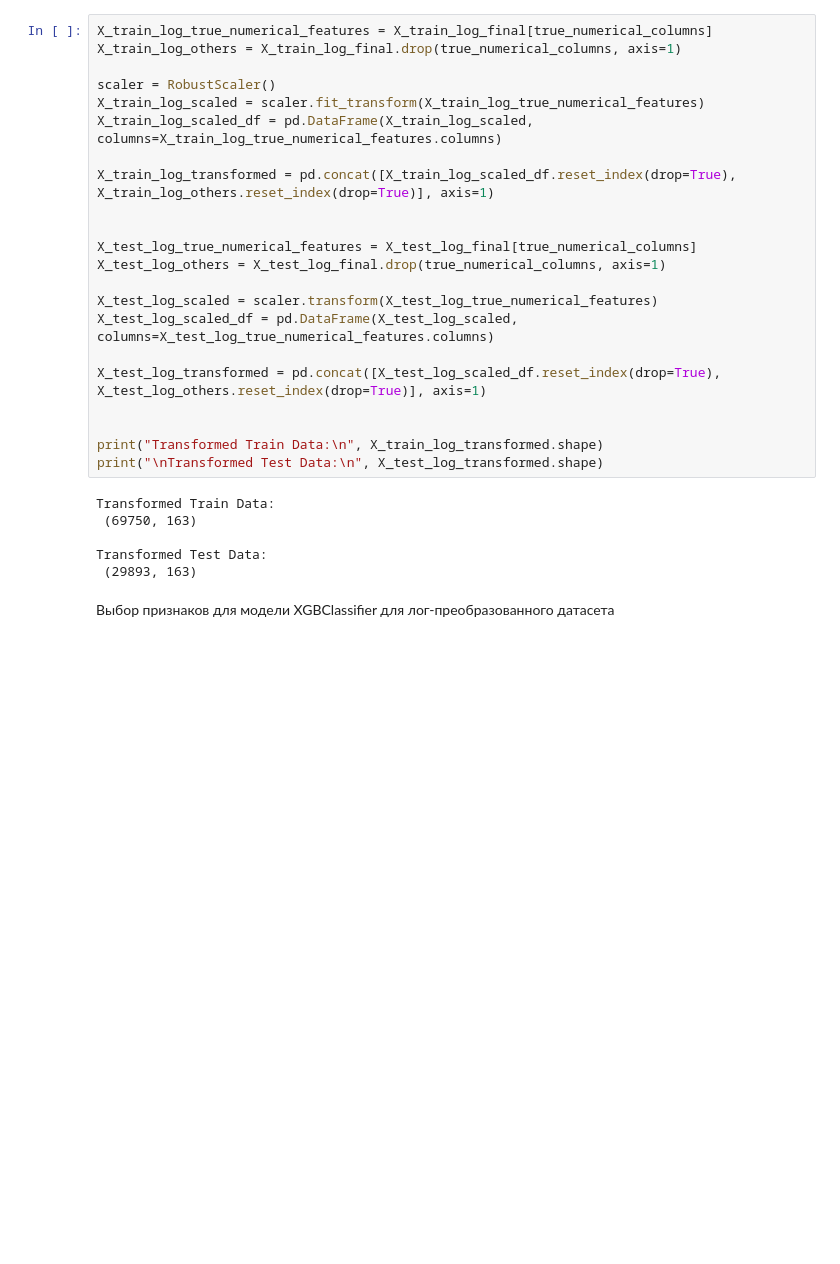
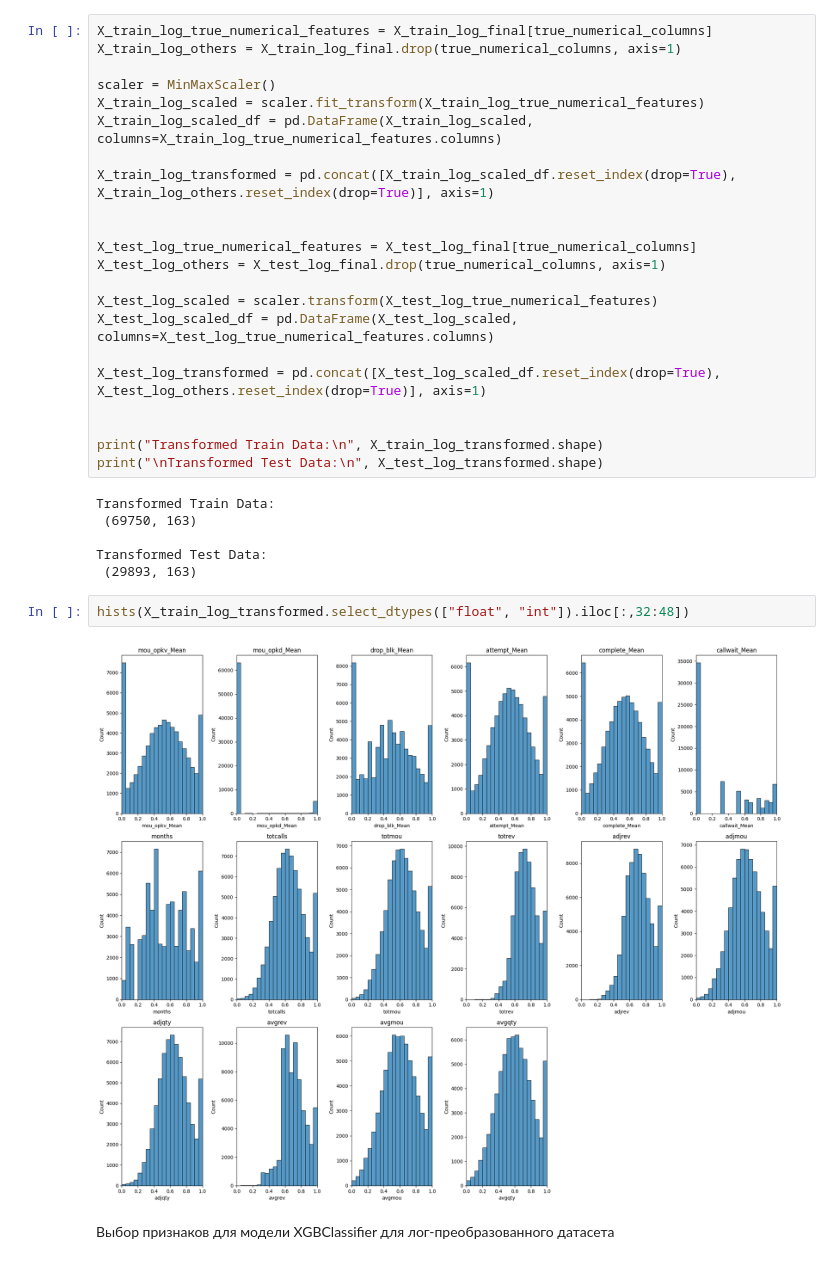
Before and after one commit to SciPy-data-scientist/IT-Academy-Data-Science-Course-Hometasks, a Jupyter notebook: module_3/telecom_churn.ipynb, the cells around one changed output. Cells and saved outputs as stored; diff of their text form; blank space fills up the shorter version.

```diff
--- a/module_3/telecom_churn.ipynb
+++ b/module_3/telecom_churn.ipynb
@@ -1278,7 +1296,7 @@ Test данные после OneHotEncoding:
 X_train_log_true_numerical_features = X_train_log_final[true_numerical_columns]
 X_train_log_others = X_train_log_final.drop(true_numerical_columns, axis=1)
 
-scaler = RobustScaler()
+scaler = MinMaxScaler()
 X_train_log_scaled = scaler.fit_transform(X_train_log_true_numerical_features)
 X_train_log_scaled_df = pd.DataFrame(X_train_log_scaled, columns=X_train_log_true_numerical_features.columns)
 
@@ -1302,6 +1320,10 @@ Transformed Train Data:
 
 Transformed Test Data:
  (29893, 163)
+# %%
+hists(X_train_log_transformed.select_dtypes(["float", "int"]).iloc[:,32:48])
+# %% [output]
+[figure, added]
 # %% [markdown]
 Выбор признаков для модели XGBClassifier для лог-преобразованного датасета
 # %%
```
Also changed, not shown: parts of 13 cells of this notebook, 2 other files.
